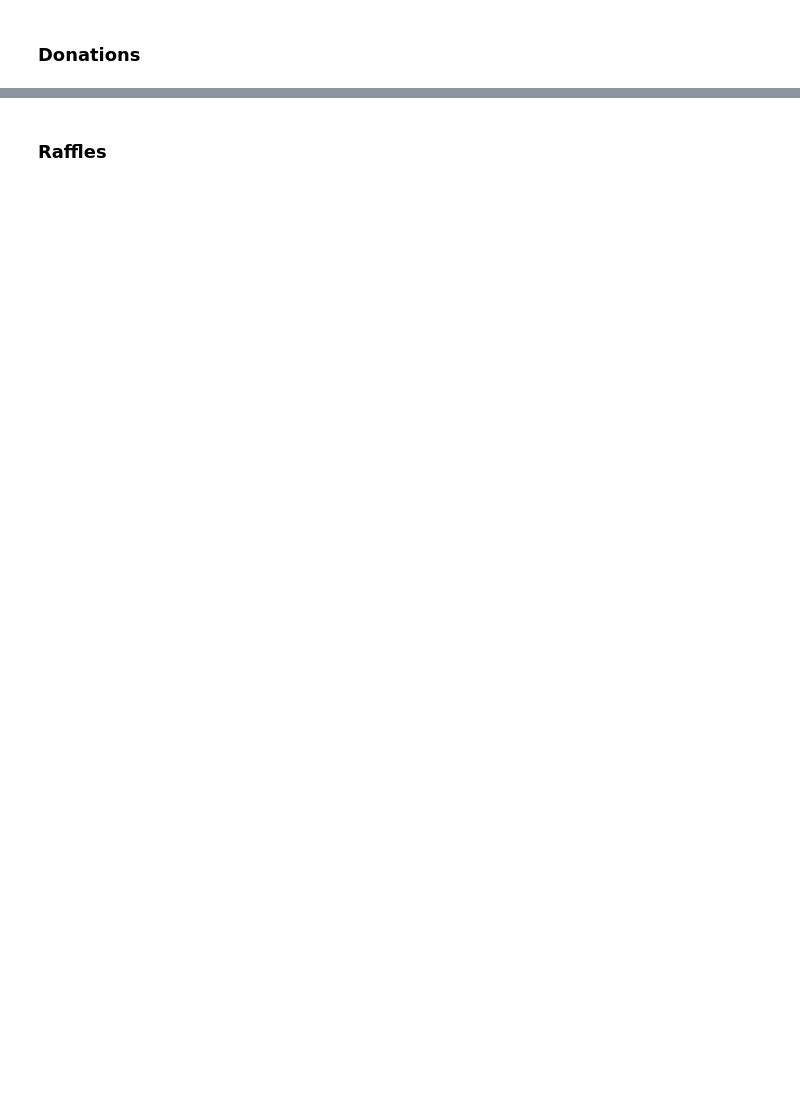
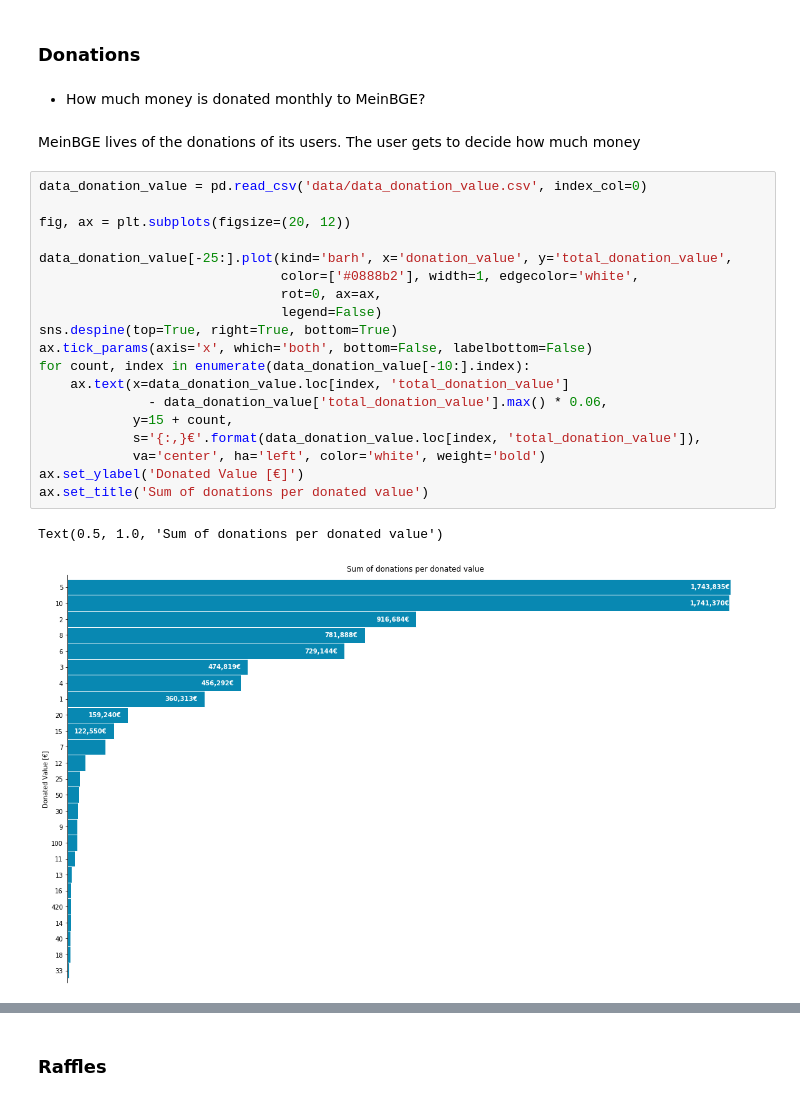
Before and after one commit to adrian-baumann/basic-income-explorative-analysis, a Jupyter notebook: MeinBGE-Data-Analysis.ipynb, the cells around one changed output, grey strips where cells are left out. Saved outputs shown, nothing was run; the diff lists cells and outputs as text; blank space fills up the shorter version.

```diff
--- a/MeinBGE-Data-Analysis.ipynb
+++ b/MeinBGE-Data-Analysis.ipynb
@@ -38,2 +153,28 @@ In the last years <i>Anzahl Erwachsene mit GE</i> adult users and <i>Anzahl Kind
 # %% [markdown]
 ### Donations
+# %% [markdown]
+- How much money is donated monthly to MeinBGE?
+# %% [markdown]
+MeinBGE lives of the donations of its users. The user gets to decide how much money
+# %%
+data_donation_value = pd.read_csv('data/data_donation_value.csv', index_col=0)
+
+fig, ax = plt.subplots(figsize=(20, 12))
+
+data_donation_value[-25:].plot(kind='barh', x='donation_value', y='total_donation_value',
+                               color=['#0888b2'], width=1, edgecolor='white',
+                               rot=0, ax=ax,
+                               legend=False)
+sns.despine(top=True, right=True, bottom=True)
+ax.tick_params(axis='x', which='both', bottom=False, labelbottom=False)
+for count, index in enumerate(data_donation_value[-10:].index):
+    ax.text(x=data_donation_value.loc[index, 'total_donation_value']
+              - data_donation_value['total_donation_value'].max() * 0.06,
+            y=15 + count,
+            s='{:,}€'.format(data_donation_value.loc[index, 'total_donation_value']),
+            va='center', ha='left', color='white', weight='bold')
+ax.set_ylabel('Donated Value [€]')
+ax.set_title('Sum of donations per donated value')
+# %% [output]
+Text(0.5, 1.0, 'Sum of donations per donated value')
+[figure, added]
```
Also changed, not shown: parts of 27 cells of this notebook, 8 other files.
